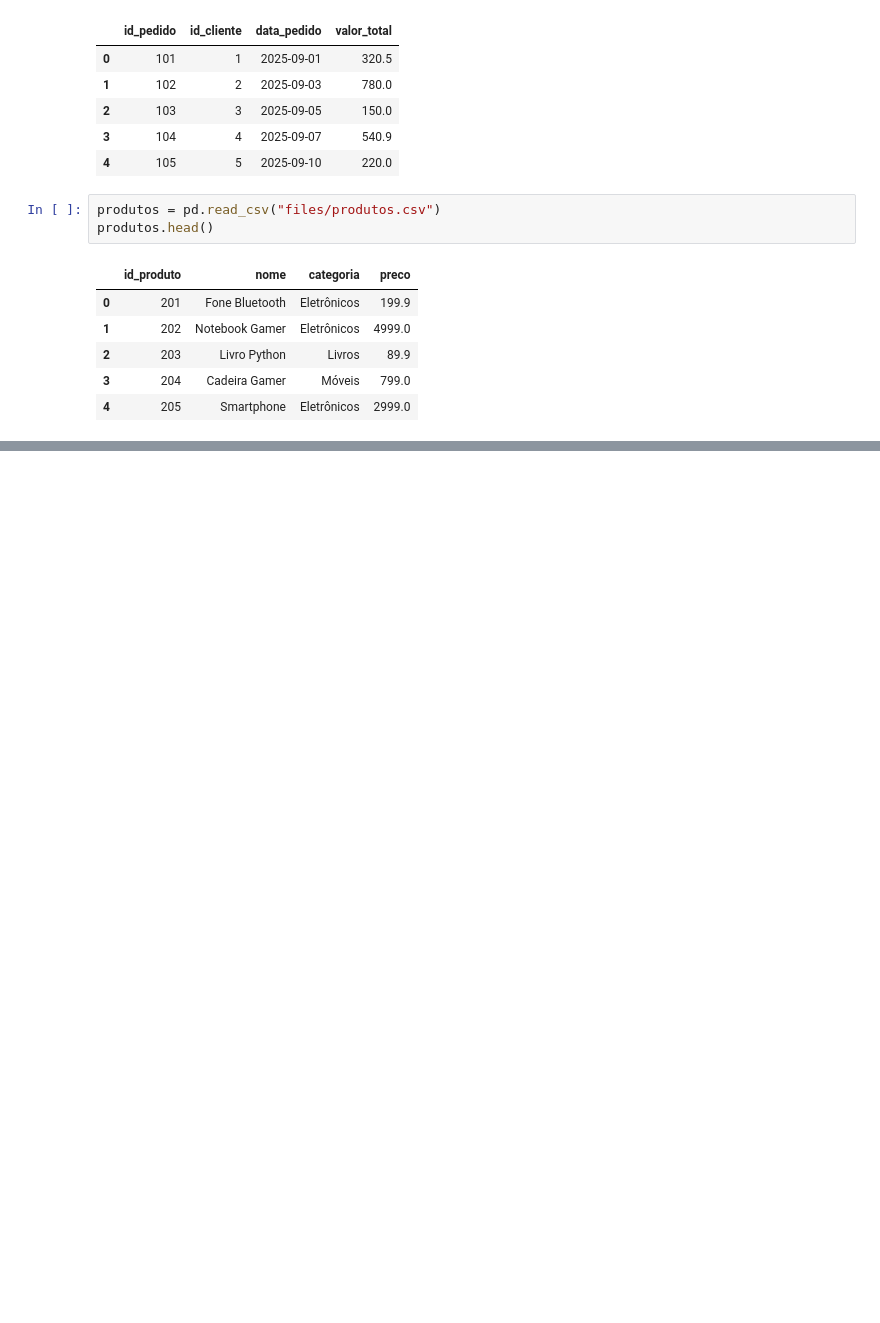
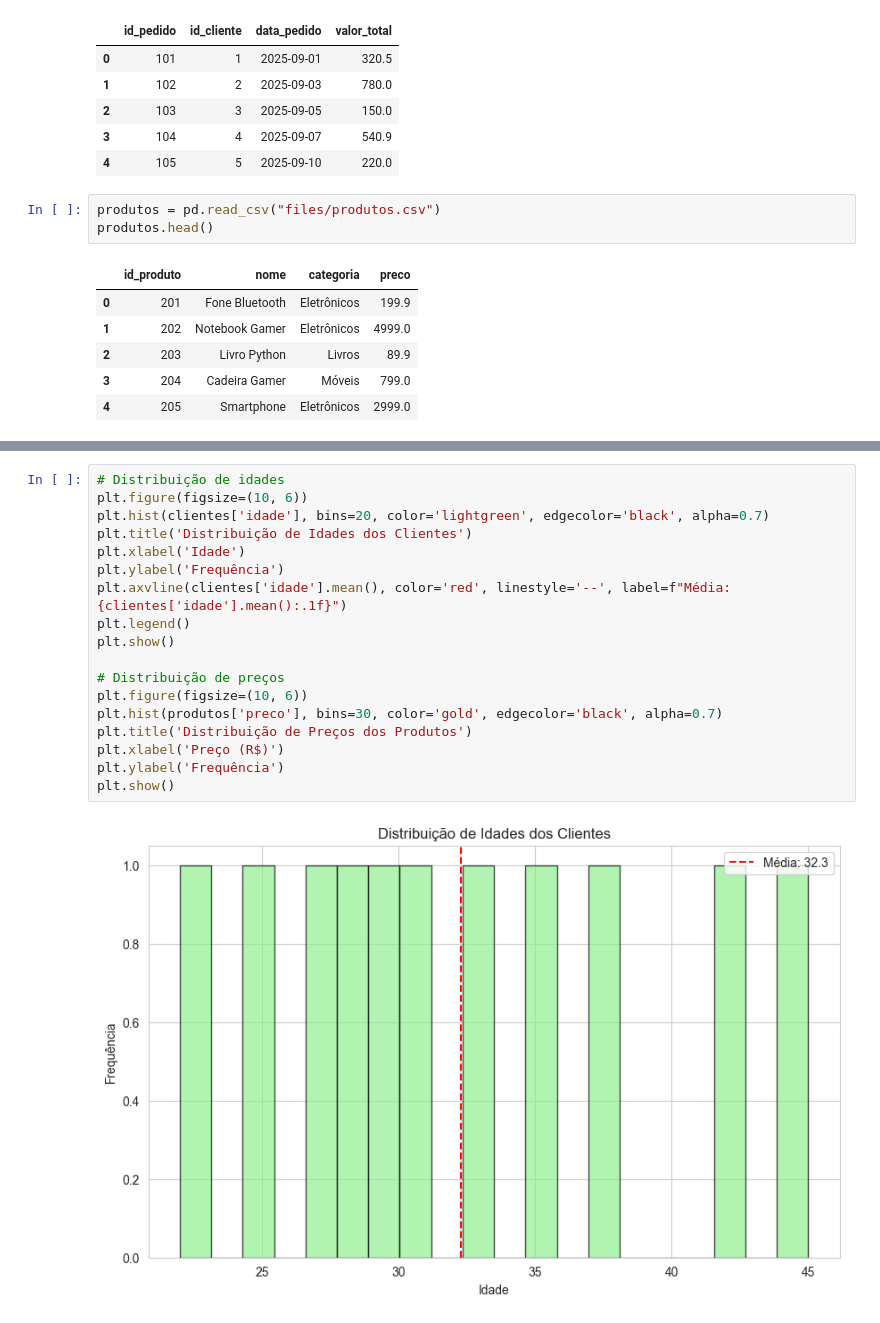
Before and after one commit to MarcosGodinho/DEVinHouse_V4_CLAMED, a Jupyter notebook: M1S05/exercicio/M1S05.ipynb, the cells around one changed output, grey strips where cells are left out. Drawn from its saved outputs; the diff is of its cells as text; blank space fills up the shorter version.

```diff
--- a/M1S05/exercicio/M1S05.ipynb
+++ b/M1S05/exercicio/M1S05.ipynb
@@ -84,0 +296,20 @@ max     210.00000  4999.000000
+# %%
+# Distribuição de idades
+plt.figure(figsize=(10, 6))
+plt.hist(clientes['idade'], bins=20, color='lightgreen', edgecolor='black', alpha=0.7)
+plt.title('Distribuição de Idades dos Clientes')
+plt.xlabel('Idade')
+plt.ylabel('Frequência')
+plt.axvline(clientes['idade'].mean(), color='red', linestyle='--', label=f"Média: {clientes['idade'].mean():.1f}")
+plt.legend()
+plt.show()
+
+# Distribuição de preços
+plt.figure(figsize=(10, 6))
+plt.hist(produtos['preco'], bins=30, color='gold', edgecolor='black', alpha=0.7)
+plt.title('Distribuição de Preços dos Produtos')
+plt.xlabel('Preço (R$)')
+plt.ylabel('Frequência')
+plt.show()
+# %% [output]
+[figure, added]
```
Also changed, not shown: parts of 34 cells of this notebook, 7 other files.
